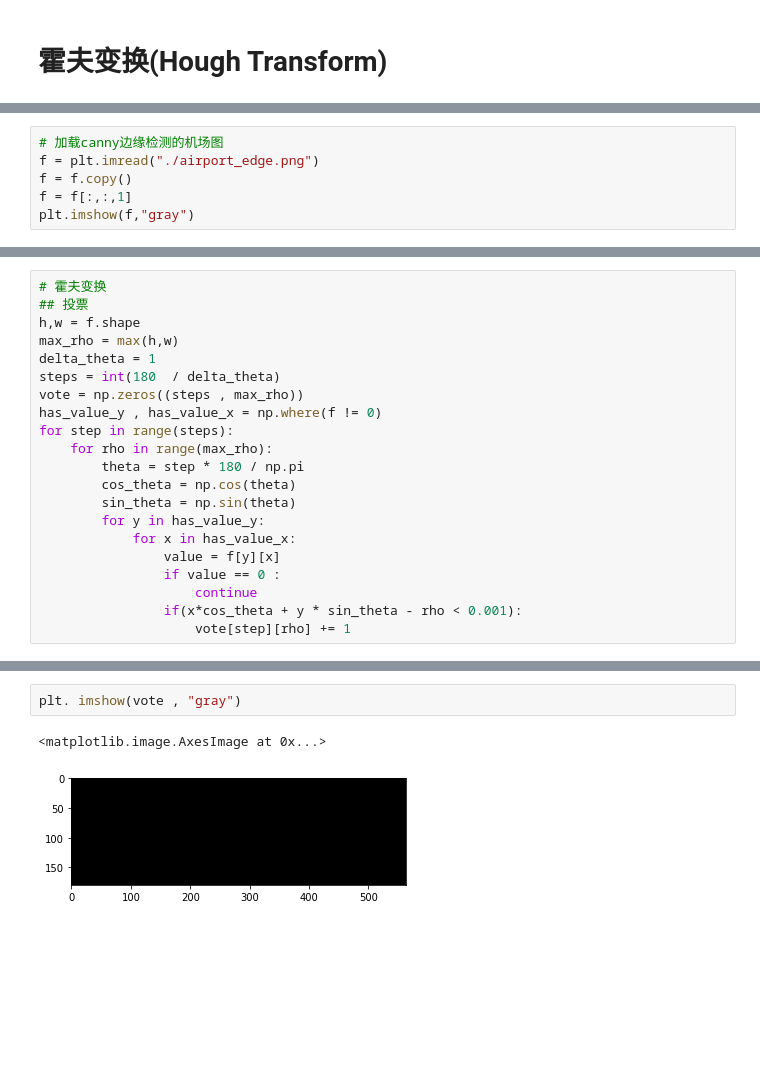
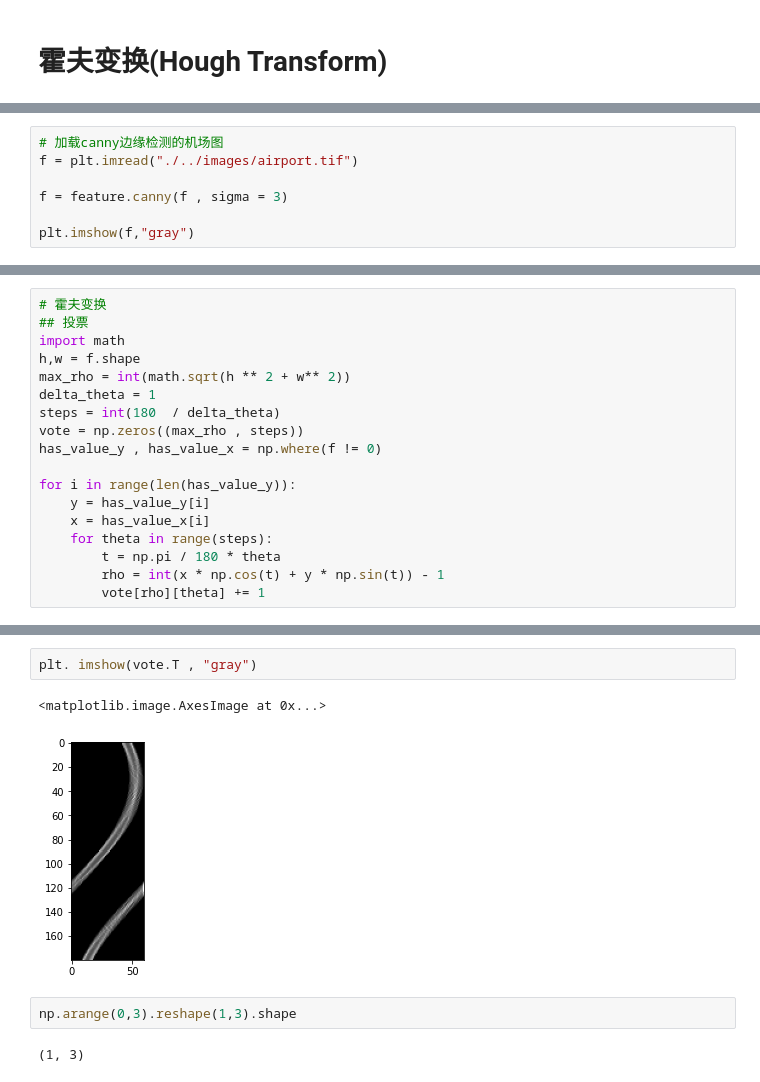
Before and after one commit to swzhxx/DIP, a Jupyter notebook: segmentation/hough-transform.ipynb, the cells around one changed output, grey strips where cells are left out. Drawn from its saved outputs; the diff is of its cells as text; blank space fills up the shorter version.

Commit message:
feat(Hough Transform Rho Theta Picture): Hough Transform Rho Theta Picture

```diff
--- a/segmentation/hough-transform.ipynb
+++ b/segmentation/hough-transform.ipynb
@@ -7,8 +8,9 @@ from matplotlib import pyplot as plt
 # %%
 # 加载canny边缘检测的机场图
-f = plt.imread("./airport_edge.png")
-f = f.copy()
-f = f[:,:,1]
+f = plt.imread("./../images/airport.tif")
+
+f = feature.canny(f , sigma = 3)
+
 plt.imshow(f,"gray")
 # %% [output]
 <matplotlib.image.AxesImage at 0x...>
@@ -16,21 +18,18 @@ plt.imshow(f,"gray")
 # %%
 # 霍夫变换
 ## 投票
+import math
 h,w = f.shape
-max_rho = max(h,w)
+max_rho = int(math.sqrt(h ** 2 + w** 2))
 delta_theta = 1
 steps = int(180  / delta_theta)
-vote = np.zeros((steps , max_rho))
+vote = np.zeros((max_rho , steps))
 has_value_y , has_value_x = np.where(f != 0)
-for step in range(steps):
-    for rho in range(max_rho):
-        theta = step * 180 / np.pi
-        cos_theta = np.cos(theta)
-        sin_theta = np.sin(theta)
-        for y in has_value_y:
-            for x in has_value_x:
-                value = f[y][x]
-                if value == 0 :
-                    continue
-                if(x*cos_theta + y * sin_theta - rho < 0.001):
-                    vote[step][rho] += 1
+
+for i in range(len(has_value_y)):
+    y = has_value_y[i]
+    x = has_value_x[i]
+    for theta in range(steps):
+        t = np.pi / 180 * theta
+        rho = int(x * np.cos(t) + y * np.sin(t)) - 1
+        vote[rho][theta] += 1
@@ -37,5 +38,9 @@ for step in range(steps):
 # %%
-plt. imshow(vote , "gray")
+plt. imshow(vote.T , "gray")
 # %% [output]
 <matplotlib.image.AxesImage at 0x...>
-[figure, old version]
+[figure, new version]
+# %%
+np.arange(0,3).reshape(1,3).shape
+# %% [output]
+(1, 3)
```
Also changed, not shown: parts of 4 cells of this notebook.
